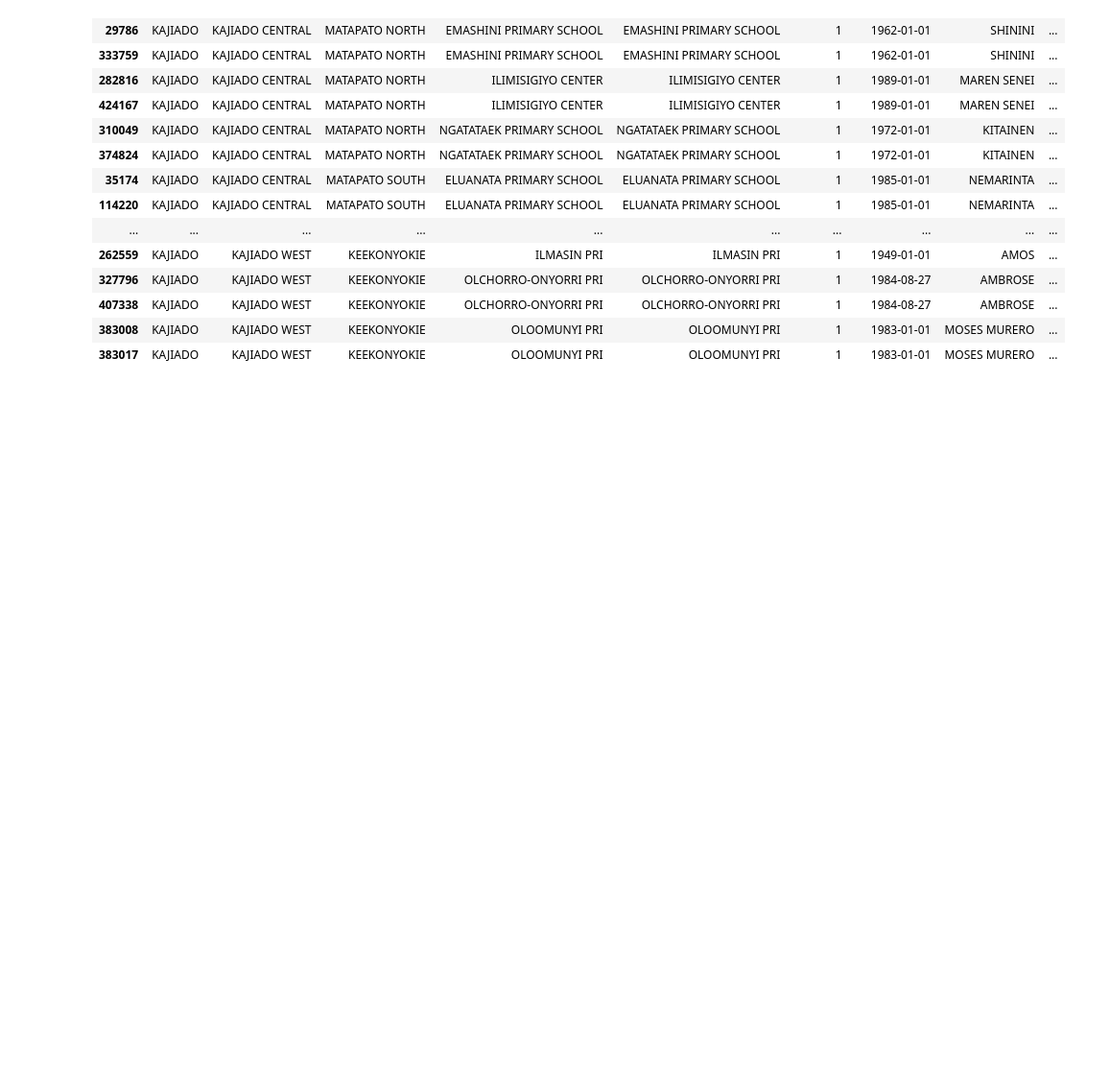
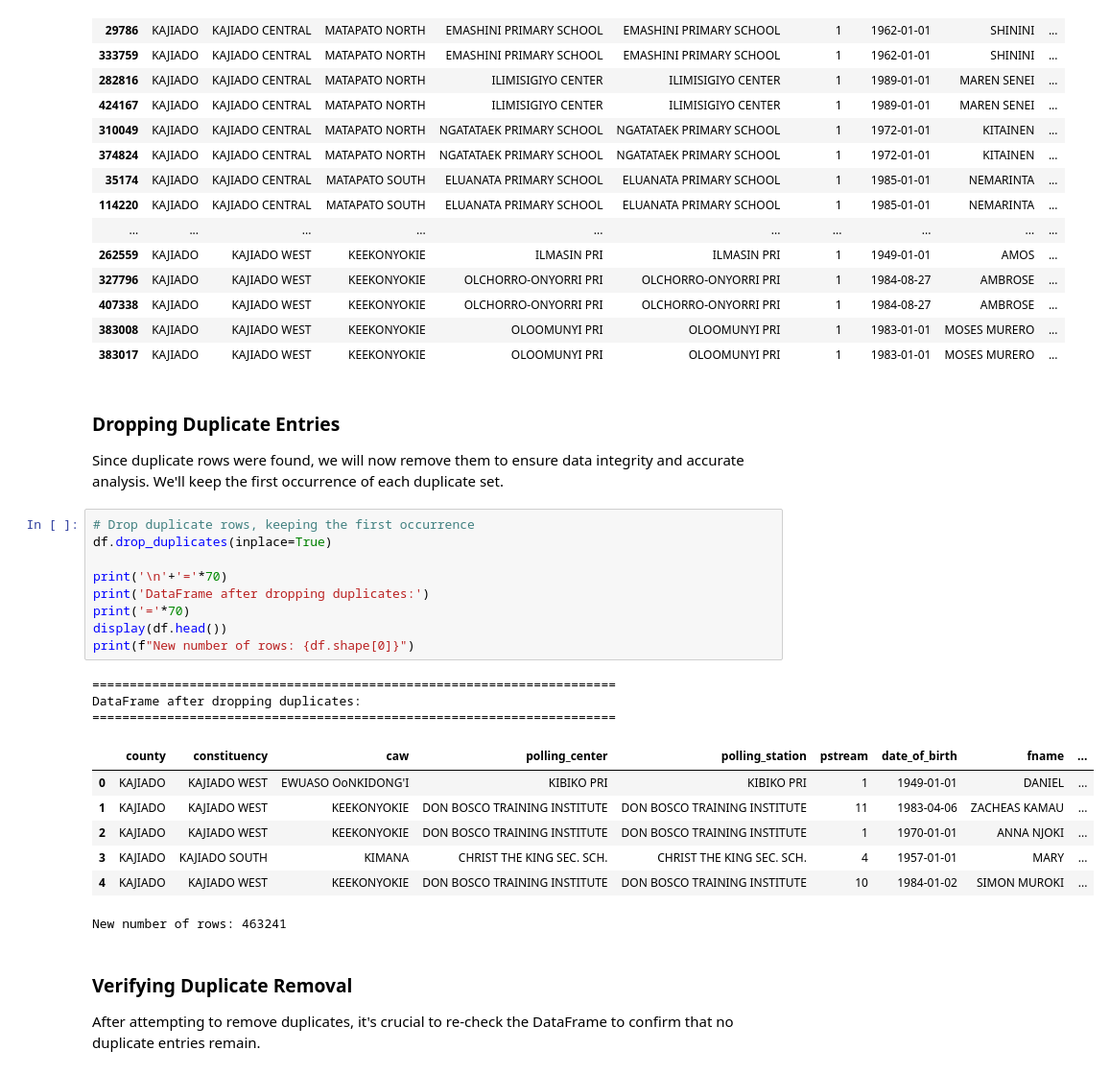
Before and after one commit to Kiletta/Data-Loading-Importation, a Jupyter notebook: Kajiado_County_Voter_statistics.ipynb, the cells around one changed output. Shown at 96% size. Saved outputs shown, nothing was run; the diff lists cells and outputs as text; blank space fills up the shorter version.

```diff
--- a/Kajiado_County_Voter_statistics.ipynb
+++ b/Kajiado_County_Voter_statistics.ipynb
@@ -832,3 +885,30 @@ Duplicate Rows (sorted for side-by-side comparison):
 | 407338 | KAJIADO | KAJIADO WEST | KEEKONYOKIE | OLCHORRO-ONYORRI PRI | OLCHORRO-ONYORRI PRI | 1 | 1984-08-27 | AMBROSE | ... |
 | 383008 | KAJIADO | KAJIADO WEST | KEEKONYOKIE | OLOOMUNYI PRI | OLOOMUNYI PRI | 1 | 1983-01-01 | MOSES MURERO | ... |
 | 383017 | KAJIADO | KAJIADO WEST | KEEKONYOKIE | OLOOMUNYI PRI | OLOOMUNYI PRI | 1 | 1983-01-01 | MOSES MURERO | ... |
+# %% [markdown]
+### **Dropping Duplicate Entries**
+Since duplicate rows were found, we will now remove them to ensure data integrity and accurate analysis. We'll keep the first occurrence of each duplicate set.
+# %%
+# Drop duplicate rows, keeping the first occurrence
+df.drop_duplicates(inplace=True)
+
+print('\n'+'='*70)
+print('DataFrame after dropping duplicates:')
+print('='*70)
+display(df.head())
+print(f"New number of rows: {df.shape[0]}")
+# %% [output]
+======================================================================
+DataFrame after dropping duplicates:
+======================================================================
+|  | county | constituency | caw | polling_center | polling_station | pstream | date_of_birth | fname | ... |
+| 0 | KAJIADO | KAJIADO WEST | EWUASO OoNKIDONG'I | KIBIKO PRI | KIBIKO PRI | 1 | 1949-01-01 | DANIEL | ... |
+| 1 | KAJIADO | KAJIADO WEST | KEEKONYOKIE | DON BOSCO TRAINING INSTITUTE | DON BOSCO TRAINING INSTITUTE | 11 | 1983-04-06 | ZACHEAS KAMAU | ... |
+| 2 | KAJIADO | KAJIADO WEST | KEEKONYOKIE | DON BOSCO TRAINING INSTITUTE | DON BOSCO TRAINING INSTITUTE | 1 | 1970-01-01 | ANNA NJOKI | ... |
+| 3 | KAJIADO | KAJIADO SOUTH | KIMANA | CHRIST THE KING SEC. SCH. | CHRIST THE KING SEC. SCH. | 4 | 1957-01-01 | MARY | ... |
+| 4 | KAJIADO | KAJIADO WEST | KEEKONYOKIE | DON BOSCO TRAINING INSTITUTE | DON BOSCO TRAINING INSTITUTE | 10 | 1984-01-02 | SIMON MUROKI | ... |
+New number of rows: 463241
+# %% [markdown]
+### **Verifying Duplicate Removal**
+
+After attempting to remove duplicates, it's crucial to re-check the DataFrame to confirm that no duplicate entries remain.
```
Also changed, not shown: parts of 33 cells of this notebook.
